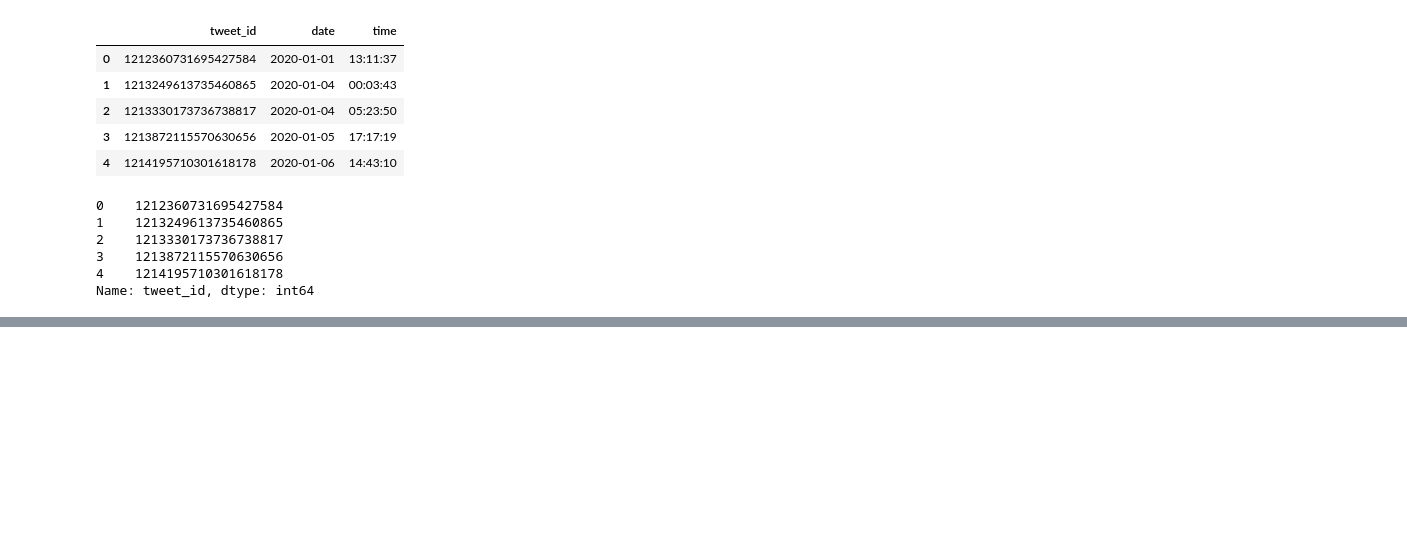
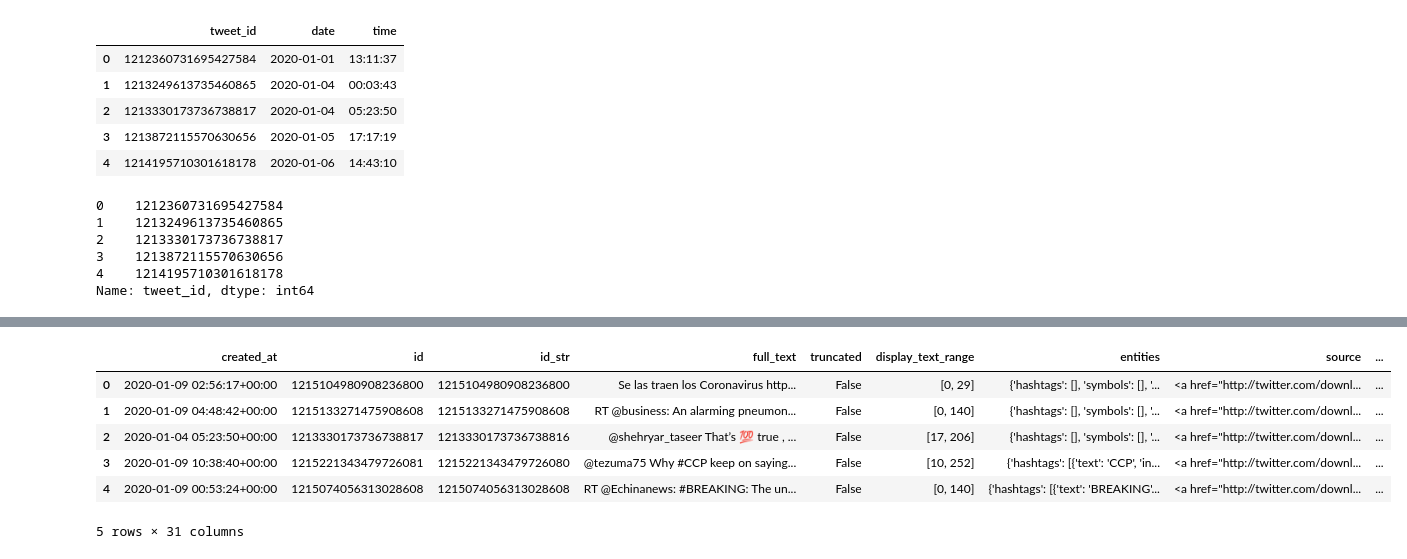
Before and after one commit to cravenre/Twitter_sentiment_in_pandemic, a Jupyter notebook: initial_exploration_cleaning.ipynb, the cells around one changed output, grey strips where cells are left out. Saved outputs shown, nothing was run; the diff lists cells and outputs as text; code cells hidden in the pictures; blank space fills up the shorter version.

```diff
--- a/initial_exploration_cleaning.ipynb
+++ b/initial_exploration_cleaning.ipynb
@@ -238,3 +294,15 @@ tweet_ids.to_csv('data/full_dataset_tweet_ids.csv', index=False)
 tweet_ids_small = tweet_ids.iloc[:50,]
 # %%
 tweet_ids_small.to_csv('data/small_dataset_tweet_ids.txt', index=False)
+# %%
+small_tweets = pd.read_json('data/hydrate_test.jsonl', lines=True)
+# %%
+small_tweets.head()
+# %% [output]
+|  | created_at | id | id_str | full_text | truncated | display_text_range | entities | source | ... |
+| 0 | 2020-01-09 02:56:17+00:00 | 1215104980908236800 | 1215104980908236800 | Se las traen los Coronavirus http... | False | [0, 29] | {'hashtags': [], 'symbols': [], '... | <a href="http://twitter.com/downl... | ... |
+| 1 | 2020-01-09 04:48:42+00:00 | 1215133271475908608 | 1215133271475908608 | RT @business: An alarming pneumon... | False | [0, 140] | {'hashtags': [], 'symbols': [], '... | <a href="http://twitter.com/downl... | ... |
+| 2 | 2020-01-04 05:23:50+00:00 | 1213330173736738817 | 1213330173736738816 | @shehryar_taseer That’s 💯 true , ... | False | [17, 206] | {'hashtags': [], 'symbols': [], '... | <a href="http://twitter.com/downl... | ... |
+| 3 | 2020-01-09 10:38:40+00:00 | 1215221343479726081 | 1215221343479726080 | @tezuma75 Why #CCP keep on saying... | False | [10, 252] | {'hashtags': [{'text': 'CCP', 'in... | <a href="http://twitter.com/downl... | ... |
+| 4 | 2020-01-09 00:53:24+00:00 | 1215074056313028608 | 1215074056313028608 | RT @Echinanews: #BREAKING: The un... | False | [0, 140] | {'hashtags': [{'text': 'BREAKING'... | <a href="http://twitter.com/downl... | ... |
+5 rows × 31 columns
```
Also changed, not shown: parts of 23 cells of this notebook.
